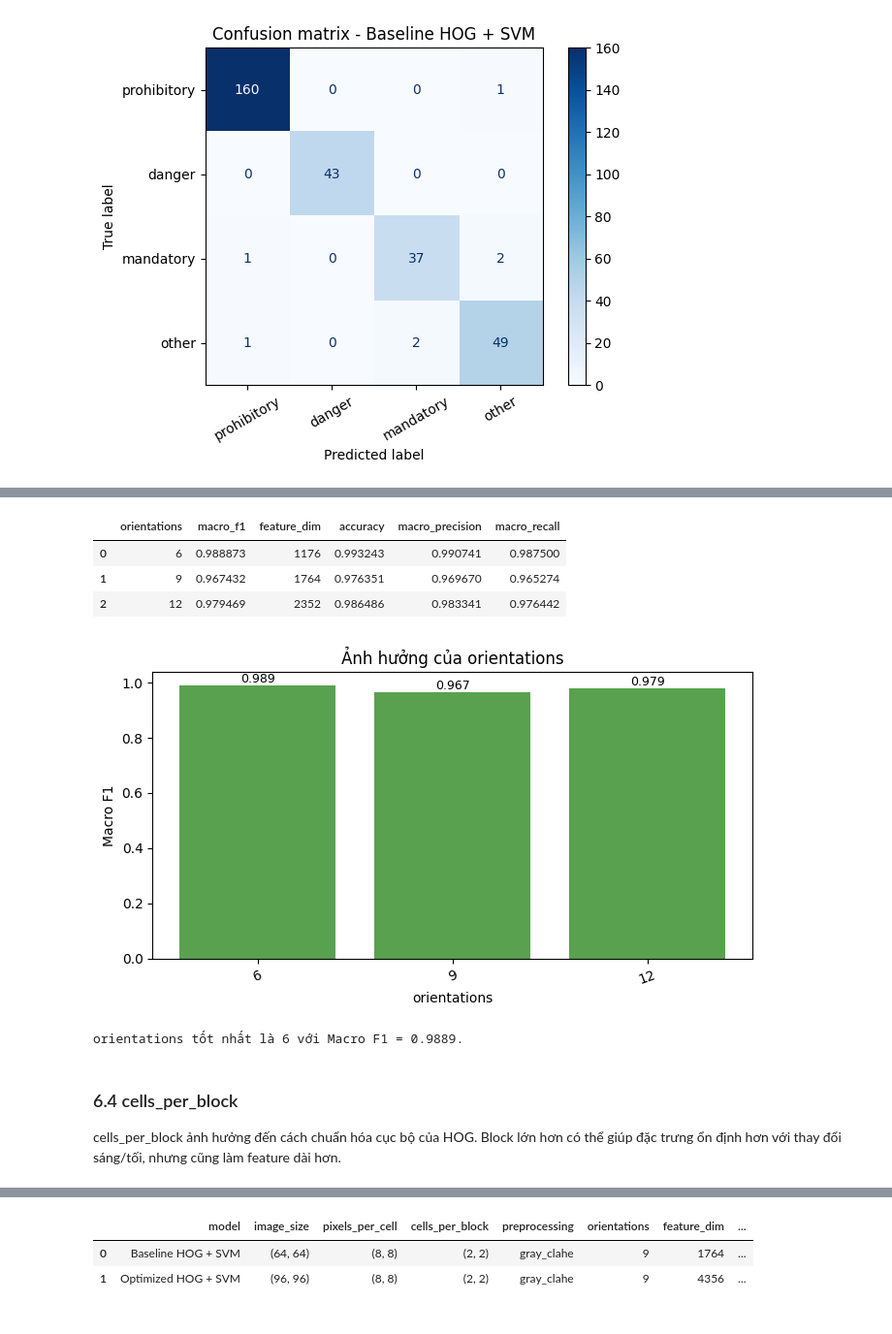
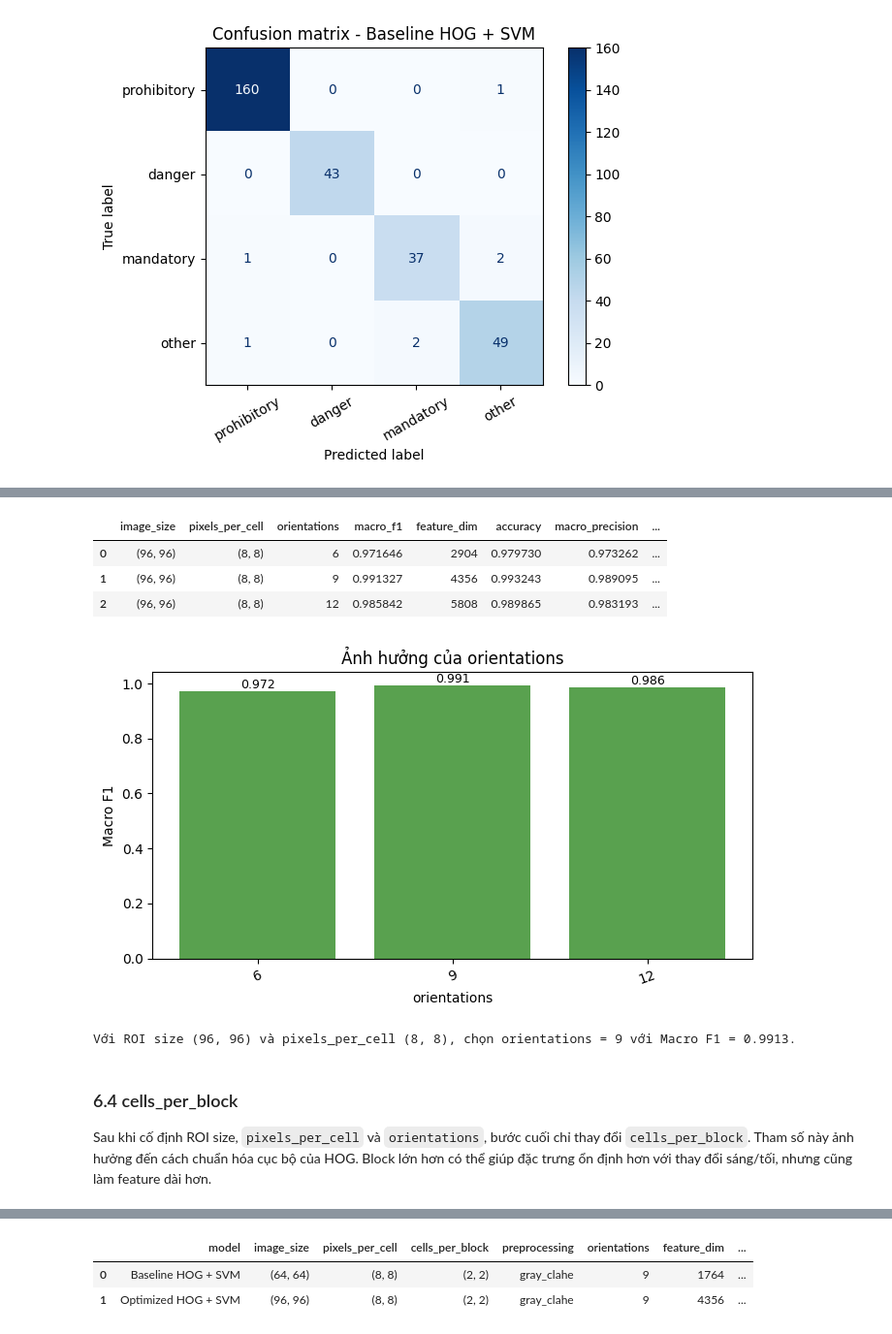
Before and after one commit to Khanggolder/BTL_XLA, a Jupyter notebook: traffic_sign_cv.ipynb, the cells around one changed output, grey strips where cells are left out. Shown at 97% size. Drawn from its saved outputs; the diff is of its cells as text; code cells hidden in the pictures.

```diff
--- a/traffic_sign_cv.ipynb
+++ b/traffic_sign_cv.ipynb
@@ -302,22 +294,11 @@ def config_key(config):
 
 def preprocess_for_hog(image_rgb, image_size=(64, 64), preprocessing="gray_clahe"):
     resized = cv2.resize(image_rgb, image_size, interpolation=cv2.INTER_AREA)
-    if preprocessing == "gray":
-        return cv2.cvtColor(resized, cv2.COLOR_RGB2GRAY)
-    if preprocessing == "gray_clahe":
-        gray = cv2.cvtColor(resized, cv2.COLOR_RGB2GRAY)
-        clahe = cv2.createCLAHE(clipLimit=2.0, tileGridSize=(8, 8))
-        return clahe.apply(gray)
-    if preprocessing == "gray_clahe_blur":
-        gray = cv2.cvtColor(resized, cv2.COLOR_RGB2GRAY)
-        clahe = cv2.createCLAHE(clipLimit=2.0, tileGridSize=(8, 8))
-        enhanced = clahe.apply(gray)
-        return cv2.GaussianBlur(enhanced, (3, 3), 0)
-    if preprocessing == "yuv_y":
-        return cv2.cvtColor(resized, cv2.COLOR_RGB2YUV)[:, :, 0]
-    if preprocessing == "hsv_v":
-        return cv2.cvtColor(resized, cv2.COLOR_RGB2HSV)[:, :, 2]
-    raise ValueError(f"Không hỗ trợ preprocessing: {preprocessing}")
+    if preprocessing != "gray_clahe":
+        raise ValueError(f"Chỉ hỗ trợ preprocessing cố định: gray_clahe, nhận được: {preprocessing}")
+    gray = cv2.cvtColor(resized, cv2.COLOR_RGB2GRAY)
+    clahe = cv2.createCLAHE(clipLimit=2.0, tileGridSize=(8, 8))
+    return clahe.apply(gray)
 
 
 def extract_hog_feature(image_rgb, config):
@@ -473,11 +700,13 @@ pixels_per_cell quyết định độ chi tiết của HOG. Cell nhỏ giúp b
 # %%
+selected_image_size = normalize_tuple(best_roi["image_size"])
 ppc_results = []
 for ppc in [(4, 4), (8, 8), (16, 16)]:
-    config = make_hog_config(pixels_per_cell=ppc)
+    config = make_hog_config(image_size=selected_image_size, pixels_per_cell=ppc)
     ppc_results.append(evaluate_hog_svm_config("HOG + SVM", "pixels_per_cell sweep", config))
 ppc_sweep = result_table(ppc_results)
-display(ppc_sweep[["pixels_per_cell", "macro_f1", "feature_dim", "accuracy", "macro_precision", "macro_recall"]])
+display(ppc_sweep[["image_size", "pixels_per_cell", "macro_f1", "feature_dim", "accuracy", "macro_precision", "macro_recall"]])
 plot_macro_f1(ppc_sweep, "pixels_per_cell", "Ảnh hưởng của pixels_per_cell")
 best_ppc = ppc_sweep.sort_values("macro_f1", ascending=False).iloc[0]
-print(f"pixels_per_cell tốt nhất là {best_ppc['pixels_per_cell']} với Macro F1 = {best_ppc['macro_f1']:.4f}.")
+selected_pixels_per_cell = normalize_tuple(best_ppc["pixels_per_cell"])
+print(f"Với ROI size {selected_image_size}, chọn pixels_per_cell = {selected_pixels_per_cell} với Macro F1 = {best_ppc['macro_f1']:.4f}.")
 # %% [output]
@@ -494,21 +734,28 @@ orientations là số bin hướng gradient. Số bin ít làm đặc trưng g
 # %%
+selected_image_size = normalize_tuple(best_roi["image_size"])
+selected_pixels_per_cell = normalize_tuple(best_ppc["pixels_per_cell"])
 orientation_results = []
 for orientations in [6, 9, 12]:
-    config = make_hog_config(orientations=orientations)
+    config = make_hog_config(
+        image_size=selected_image_size,
+        pixels_per_cell=selected_pixels_per_cell,
+        orientations=orientations,
+    )
     orientation_results.append(evaluate_hog_svm_config("HOG + SVM", "orientations sweep", config))
 orientation_sweep = result_table(orientation_results)
-display(orientation_sweep[["orientations", "macro_f1", "feature_dim", "accuracy", "macro_precision", "macro_recall"]])
+display(orientation_sweep[["image_size", "pixels_per_cell", "orientations", "macro_f1", "feature_dim", "accuracy", "macro_precision", "macro_recall"]])
 plot_macro_f1(orientation_sweep, "orientations", "Ảnh hưởng của orientations")
 best_orientation = orientation_sweep.sort_values("macro_f1", ascending=False).iloc[0]
-print(f"orientations tốt nhất là {best_orientation['orientations']} với Macro F1 = {best_orientation['macro_f1']:.4f}.")
+selected_orientations = int(best_orientation["orientations"])
+print(f"Với ROI size {selected_image_size} và pixels_per_cell {selected_pixels_per_cell}, chọn orientations = {selected_orientations} với Macro F1 = {best_orientation['macro_f1']:.4f}.")
 # %% [output]
-|  | orientations | macro_f1 | feature_dim | accuracy | macro_precision | macro_recall |
-| 0 | 6 | 0.988873 | 1176 | 0.993243 | 0.990741 | 0.987500 |
-| 1 | 9 | 0.967432 | 1764 | 0.976351 | 0.969670 | 0.965274 |
-| 2 | 12 | 0.979469 | 2352 | 0.986486 | 0.983341 | 0.976442 |
+|  | image_size | pixels_per_cell | orientations | macro_f1 | feature_dim | accuracy | macro_precision | ... |
+| 0 | (96, 96) | (8, 8) | 6 | 0.971646 | 2904 | 0.979730 | 0.973262 | ... |
+| 1 | (96, 96) | (8, 8) | 9 | 0.991327 | 4356 | 0.993243 | 0.989095 | ... |
+| 2 | (96, 96) | (8, 8) | 12 | 0.985842 | 5808 | 0.989865 | 0.983193 | ... |
-[figure, old version]
+[figure, new version]
-orientations tốt nhất là 6 với Macro F1 = 0.9889.
+Với ROI size (96, 96) và pixels_per_cell (8, 8), chọn orientations = 9 với Macro F1 = 0.9913.
 # %% [markdown]
 ### 6.4 cells_per_block
 
-cells_per_block ảnh hưởng đến cách chuẩn hóa cục bộ của HOG. Block lớn hơn có thể giúp đặc trưng ổn định hơn với thay đổi sáng/tối, nhưng cũng làm feature dài hơn.
+Sau khi cố định ROI size, `pixels_per_cell` và `orientations`, bước cuối chỉ thay đổi `cells_per_block`. Tham số này ảnh hưởng đến cách chuẩn hóa cục bộ của HOG. Block lớn hơn có thể giúp đặc trưng ổn định hơn với thay đổi sáng/tối, nhưng cũng làm feature dài hơn.
```
Also changed, not shown: parts of 38 cells of this notebook.
